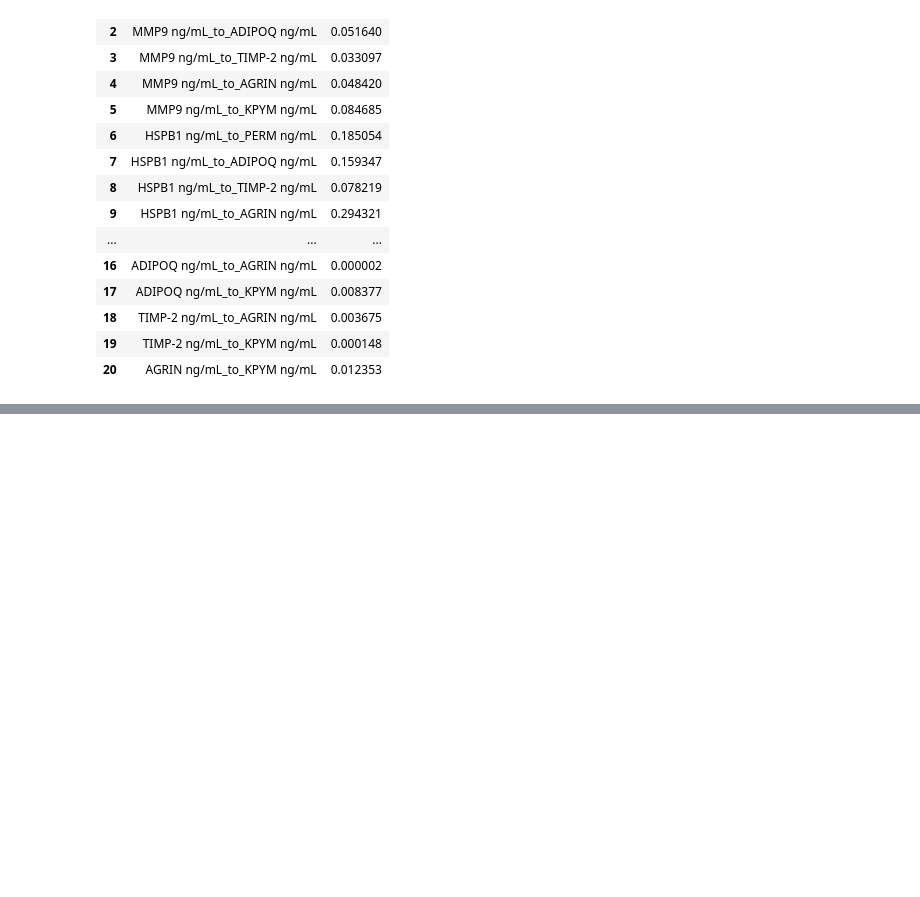
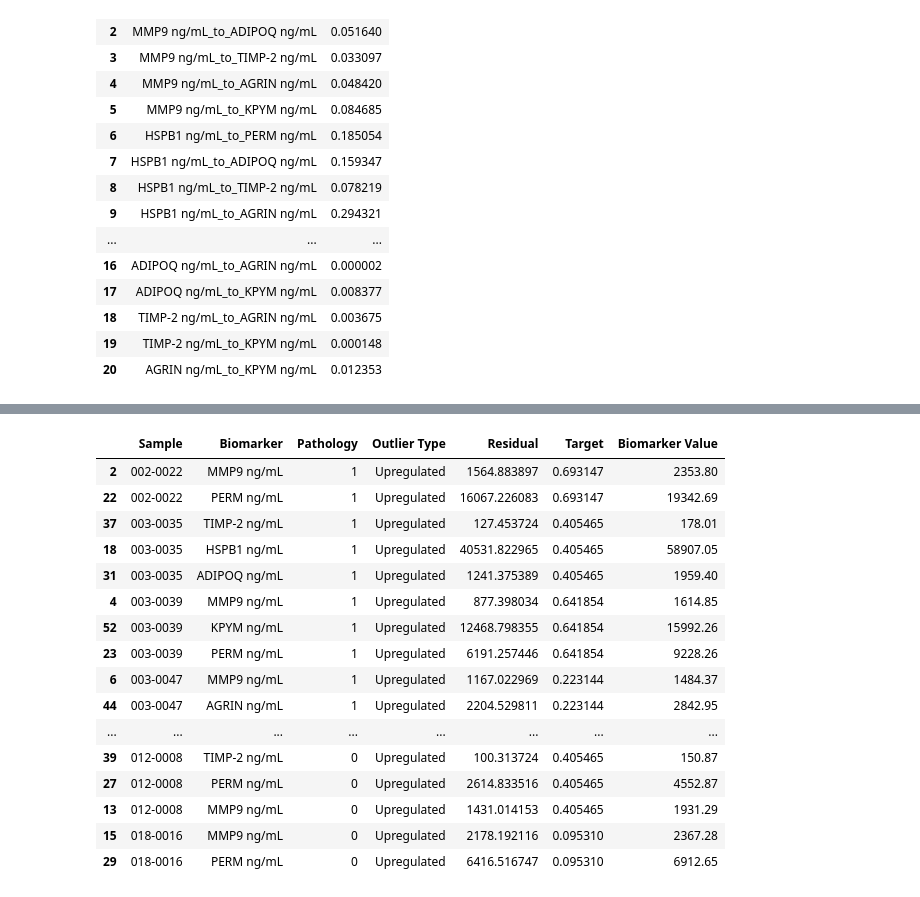
Before and after one commit to MiMARK-es/cohort-analysis, a Jupyter notebook: notebooks/60x60_dr_validation.ipynb, the cells around one changed output, grey strips where cells are left out. Drawn from its saved outputs; the diff is of its cells as text; code cells hidden in the pictures; blank space fills up the shorter version.

```diff
--- a/notebooks/60x60_dr_validation.ipynb
+++ b/notebooks/60x60_dr_validation.ipynb
@@ -257,0 +320,3 @@ ratio_r2_df
+# %%
+# Undo the log(x + 1) transformation and recompute the outliers
+data_ratios[biomarkers] = data_ratios[biomarkers].apply(lambda x: np.exp(x) - 1)
@@ -257,0 +384,24 @@ ratio_r2_df
+# %%
+# List the samples that are outliers for multiple biomarkers, and the biomarkers for which they are outliers
+indices = outliers_df["Sample"].value_counts()[outliers_df["Sample"].value_counts() > 1].index
+
+# Filter the outliers DataFrame to only include the samples that are outliers for multiple biomarkers
+outliers_df[outliers_df["Sample"].isin(indices)].sort_values("Sample")
+# %% [output]
+|  | Sample | Biomarker | Pathology | Outlier Type | Residual | Target | Biomarker Value |
+| 2 | 002-0022 | MMP9 ng/mL | 1 | Upregulated | 1564.883897 | 0.693147 | 2353.80 |
+| 22 | 002-0022 | PERM ng/mL | 1 | Upregulated | 16067.226083 | 0.693147 | 19342.69 |
+| 37 | 003-0035 | TIMP-2 ng/mL | 1 | Upregulated | 127.453724 | 0.405465 | 178.01 |
+| 18 | 003-0035 | HSPB1 ng/mL | 1 | Upregulated | 40531.822965 | 0.405465 | 58907.05 |
+| 31 | 003-0035 | ADIPOQ ng/mL | 1 | Upregulated | 1241.375389 | 0.405465 | 1959.40 |
+| 4 | 003-0039 | MMP9 ng/mL | 1 | Upregulated | 877.398034 | 0.641854 | 1614.85 |
+| 52 | 003-0039 | KPYM ng/mL | 1 | Upregulated | 12468.798355 | 0.641854 | 15992.26 |
+| 23 | 003-0039 | PERM ng/mL | 1 | Upregulated | 6191.257446 | 0.641854 | 9228.26 |
+| 6 | 003-0047 | MMP9 ng/mL | 1 | Upregulated | 1167.022969 | 0.223144 | 1484.37 |
+| 44 | 003-0047 | AGRIN ng/mL | 1 | Upregulated | 2204.529811 | 0.223144 | 2842.95 |
+| ... | ... | ... | ... | ... | ... | ... | ... |
+| 39 | 012-0008 | TIMP-2 ng/mL | 0 | Upregulated | 100.313724 | 0.405465 | 150.87 |
+| 27 | 012-0008 | PERM ng/mL | 0 | Upregulated | 2614.833516 | 0.405465 | 4552.87 |
+| 13 | 012-0008 | MMP9 ng/mL | 0 | Upregulated | 1431.014153 | 0.405465 | 1931.29 |
+| 15 | 018-0016 | MMP9 ng/mL | 0 | Upregulated | 2178.192116 | 0.095310 | 2367.28 |
+| 29 | 018-0016 | PERM ng/mL | 0 | Upregulated | 6416.516747 | 0.095310 | 6912.65 |
```
Also changed, not shown: parts of 9 cells of this notebook, 13 other files.
